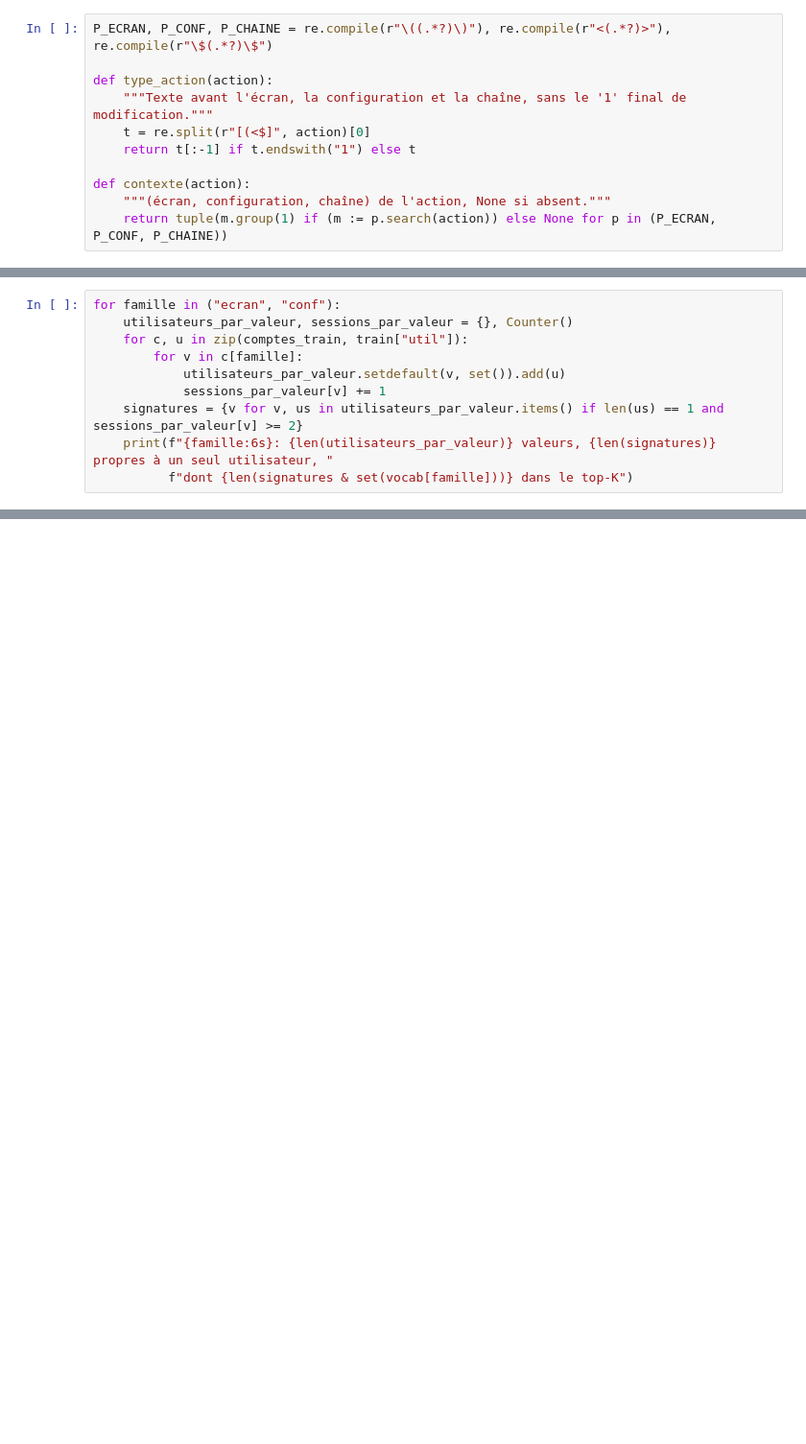
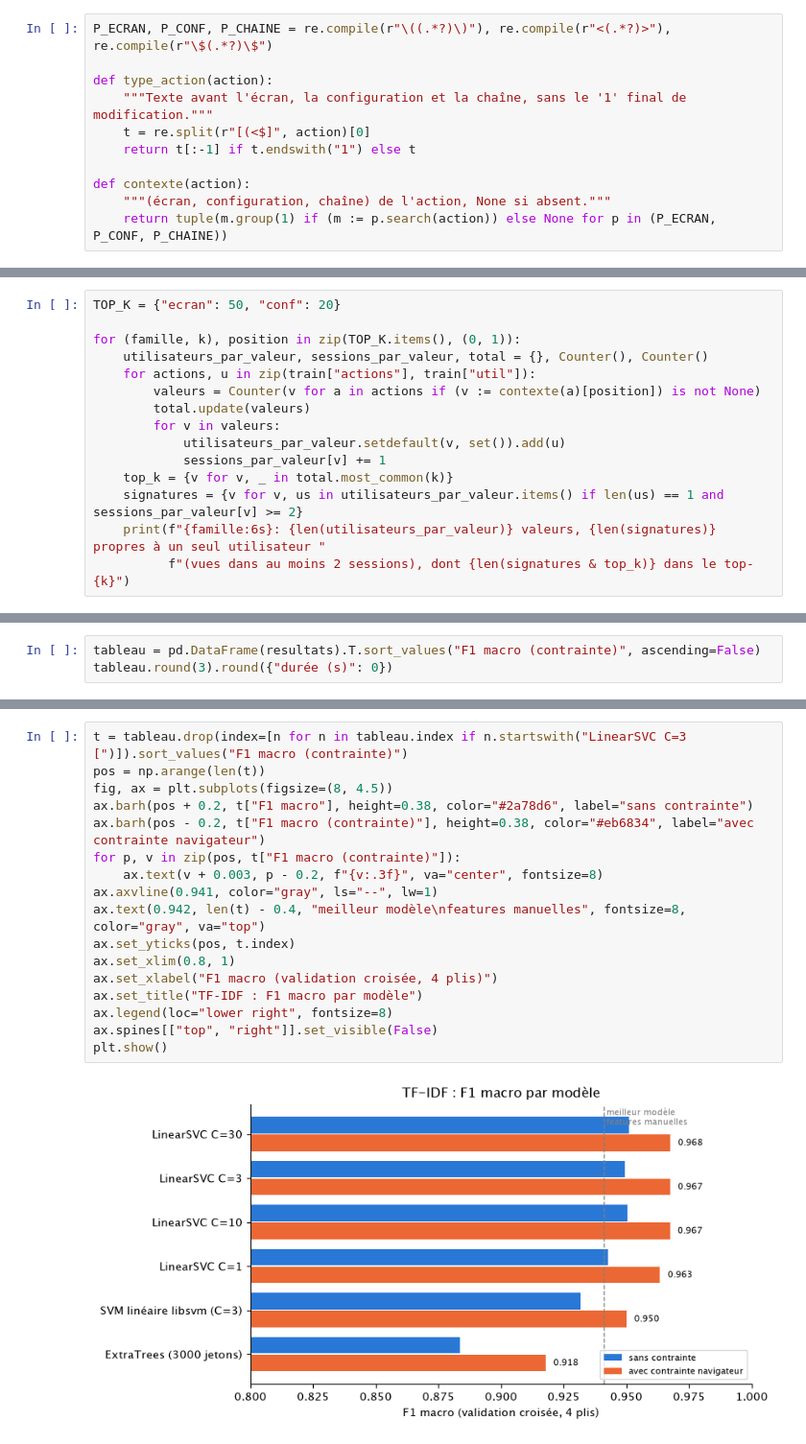
Before and after one commit to anastber/qui-utilise-mon-appli, a Jupyter notebook: 3_tfidf_modeles.ipynb, the cells around one changed output, grey strips where cells are left out. Shown at 96% size. Saved outputs shown, nothing was run; the diff lists cells and outputs as text; blank space fills up the shorter version.

Commit message:
Notebook 3 : justification de la TF-IDF, choix des jetons, un modèle par cellule avec et sans contrainte navigateur, soumission au choix ; résultats reportés dans demarche.md

```diff
--- a/3_tfidf_modeles.ipynb
+++ b/3_tfidf_modeles.ipynb
@@ -189,10 +62,0 @@ Pourquoi aller au-delà du top-K ? Certains écrans et configurations ne sont ut
-# %%
-for famille in ("ecran", "conf"):
-    utilisateurs_par_valeur, sessions_par_valeur = {}, Counter()
-    for c, u in zip(comptes_train, train["util"]):
-        for v in c[famille]:
-            utilisateurs_par_valeur.setdefault(v, set()).add(u)
-            sessions_par_valeur[v] += 1
-    signatures = {v for v, us in utilisateurs_par_valeur.items() if len(us) == 1 and sessions_par_valeur[v] >= 2}
-    print(f"{famille:6s}: {len(utilisateurs_par_valeur)} valeurs, {len(signatures)} propres à un seul utilisateur, "
-          f"dont {len(signatures & set(vocab[famille]))} dans le top-K")
@@ -326,0 +67,15 @@ prédictions modifiées par la contrainte : 5
+# %%
+TOP_K = {"ecran": 50, "conf": 20}
+
+for (famille, k), position in zip(TOP_K.items(), (0, 1)):
+    utilisateurs_par_valeur, sessions_par_valeur, total = {}, Counter(), Counter()
+    for actions, u in zip(train["actions"], train["util"]):
+        valeurs = Counter(v for a in actions if (v := contexte(a)[position]) is not None)
+        total.update(valeurs)
+        for v in valeurs:
+            utilisateurs_par_valeur.setdefault(v, set()).add(u)
+            sessions_par_valeur[v] += 1
+    top_k = {v for v, _ in total.most_common(k)}
+    signatures = {v for v, us in utilisateurs_par_valeur.items() if len(us) == 1 and sessions_par_valeur[v] >= 2}
+    print(f"{famille:6s}: {len(utilisateurs_par_valeur)} valeurs, {len(signatures)} propres à un seul utilisateur "
+          f"(vues dans au moins 2 sessions), dont {len(signatures & top_k)} dans le top-{k}")
@@ -326,0 +267,3 @@ prédictions modifiées par la contrainte : 5
+# %%
+tableau = pd.DataFrame(resultats).T.sort_values("F1 macro (contrainte)", ascending=False)
+tableau.round(3).round({"durée (s)": 0})
@@ -326,0 +282,19 @@ prédictions modifiées par la contrainte : 5
+# %%
+t = tableau.drop(index=[n for n in tableau.index if n.startswith("LinearSVC C=3 [")]).sort_values("F1 macro (contrainte)")
+pos = np.arange(len(t))
+fig, ax = plt.subplots(figsize=(8, 4.5))
+ax.barh(pos + 0.2, t["F1 macro"], height=0.38, color="#2a78d6", label="sans contrainte")
+ax.barh(pos - 0.2, t["F1 macro (contrainte)"], height=0.38, color="#eb6834", label="avec contrainte navigateur")
+for p, v in zip(pos, t["F1 macro (contrainte)"]):
+    ax.text(v + 0.003, p - 0.2, f"{v:.3f}", va="center", fontsize=8)
+ax.axvline(0.941, color="gray", ls="--", lw=1)
+ax.text(0.942, len(t) - 0.4, "meilleur modèle\nfeatures manuelles", fontsize=8, color="gray", va="top")
+ax.set_yticks(pos, t.index)
+ax.set_xlim(0.8, 1)
+ax.set_xlabel("F1 macro (validation croisée, 4 plis)")
+ax.set_title("TF-IDF : F1 macro par modèle")
+ax.legend(loc="lower right", fontsize=8)
+ax.spines[["top", "right"]].set_visible(False)
+plt.show()
+# %% [output]
+[figure, added]
```
Also changed, not shown: parts of 73 cells of this notebook, 2 other files.
